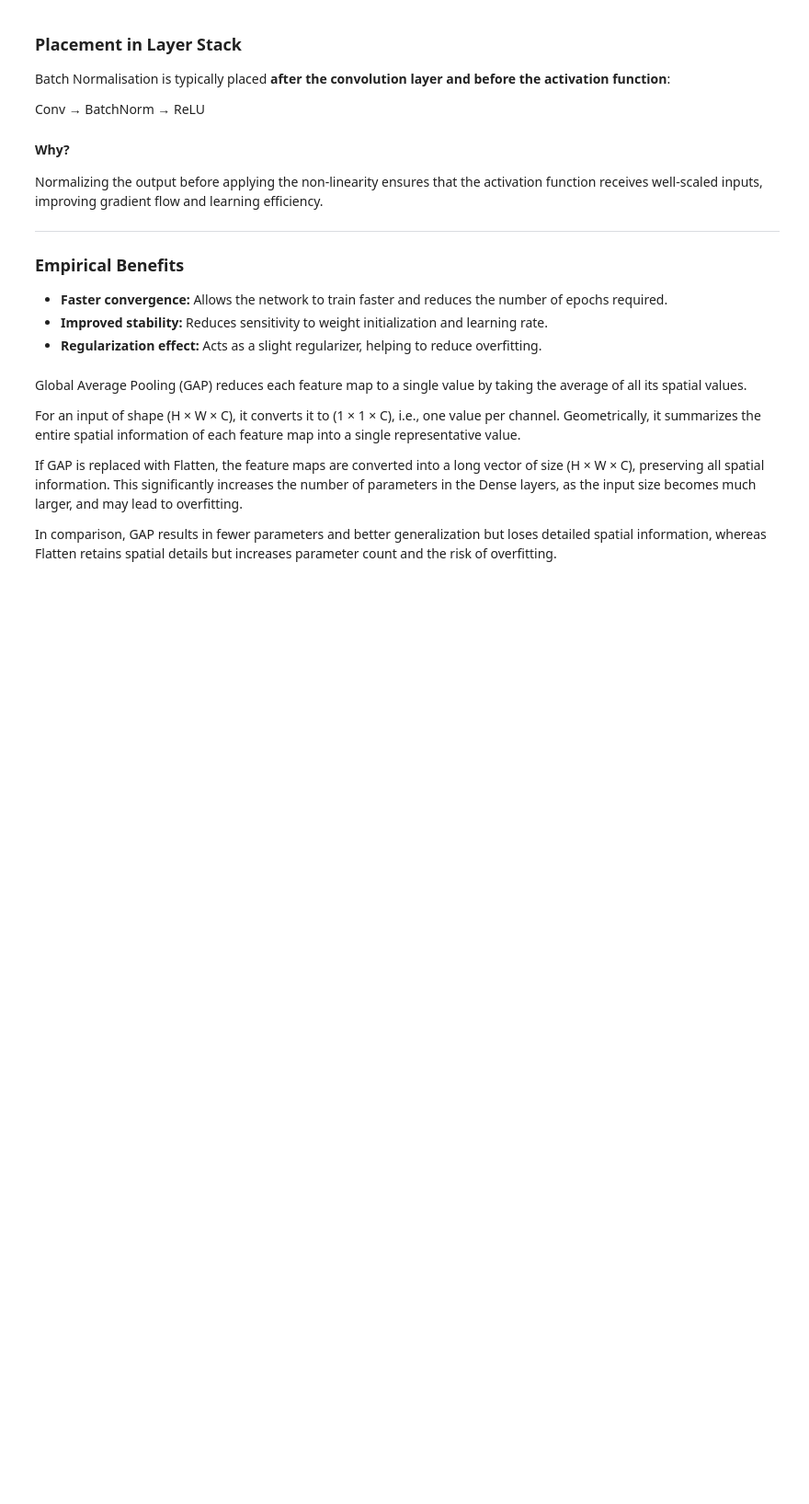
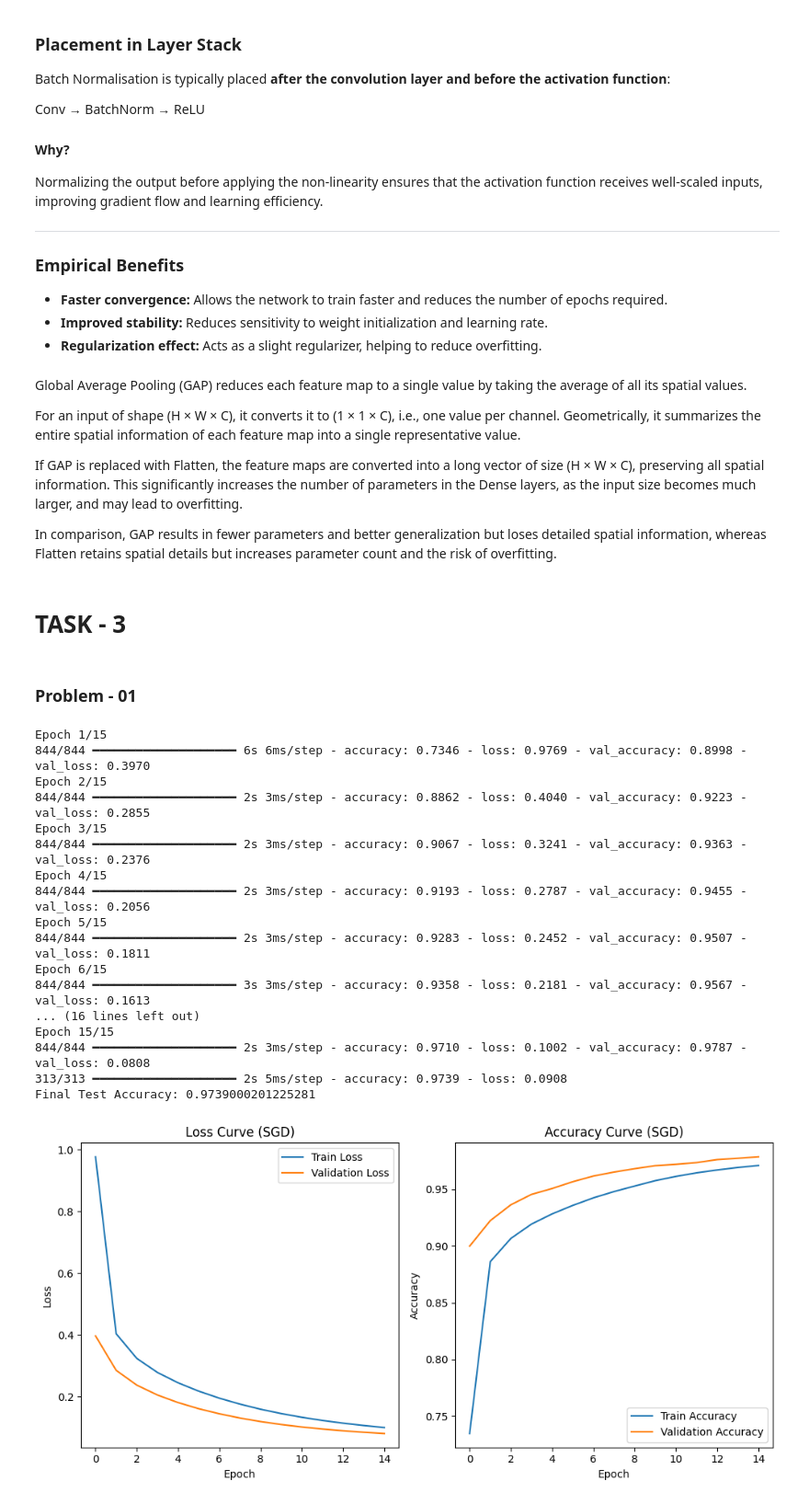
Before and after one commit to ratnesh44/cnn, a Jupyter notebook: Untitled0.ipynb, the cells around one changed output. Shown at 92% size. Saved outputs shown, nothing was run; the diff lists cells and outputs as text; code cells hidden in the pictures; blank space fills up the shorter version.

Commit message:
Implemented LeNet-5 training with SGD and visualize training/validation curves

```diff
--- a/Untitled0.ipynb
+++ b/Untitled0.ipynb
@@ -664,3 +664,77 @@ For an input of shape (H × W × C), it converts it to (1 × 1 × C), i.e., one
 If GAP is replaced with Flatten, the feature maps are converted into a long vector of size (H × W × C), preserving all spatial information. This significantly increases the number of parameters in the Dense layers, as the input size becomes much larger, and may lead to overfitting.
 
 In comparison, GAP results in fewer parameters and better generalization but loses detailed spatial information, whereas Flatten retains spatial details but increases parameter count and the risk of overfitting.
+# %% [markdown]
+# TASK - 3
+# %% [markdown]
+### Problem - 01
+# %%
+# Build model
+model = build_lenet()
+
+# Compile
+model.compile(
+    optimizer=tf.keras.optimizers.SGD(learning_rate=0.01),
+    loss='categorical_crossentropy',
+    metrics=['accuracy']
+)
+
+# Train
+history = model.fit(
+    x_train_mnist_p, y_train_mnist_p,
+    epochs=15,
+    batch_size=64,
+    validation_split=0.1,
+    verbose=1
+)
+
+# Evaluate
+test_loss, test_acc = model.evaluate(x_test_mnist_p, y_test_mnist_p)
+
+print("Final Test Accuracy:", test_acc)
+
+import matplotlib.pyplot as plt
+
+
+plt.figure(figsize=(10,5))
+
+# Loss plot
+plt.subplot(1, 2, 1)
+plt.plot(history.history['loss'], label='Train Loss')
+plt.plot(history.history['val_loss'], label='Validation Loss')
+plt.xlabel("Epoch")
+plt.ylabel("Loss")
+plt.title("Loss Curve (SGD)")
+plt.legend()
+
+# Accuracy plot
+plt.subplot(1, 2, 2)
+plt.plot(history.history['accuracy'], label='Train Accuracy')
+plt.plot(history.history['val_accuracy'], label='Validation Accuracy')
+plt.xlabel("Epoch")
+plt.ylabel("Accuracy")
+plt.title("Accuracy Curve (SGD)")
+plt.legend()
+
+plt.tight_layout()
+plt.savefig("lenet_sgd_curves.png")
+plt.show()
+# %% [output]
+Epoch 1/15
+844/844 ━━━━━━━━━━━━━━━━━━━━ 6s 6ms/step - accuracy: 0.7346 - loss: 0.9769 - val_accuracy: 0.8998 - val_loss: 0.3970
+Epoch 2/15
+844/844 ━━━━━━━━━━━━━━━━━━━━ 2s 3ms/step - accuracy: 0.8862 - loss: 0.4040 - val_accuracy: 0.9223 - val_loss: 0.2855
+Epoch 3/15
+844/844 ━━━━━━━━━━━━━━━━━━━━ 2s 3ms/step - accuracy: 0.9067 - loss: 0.3241 - val_accuracy: 0.9363 - val_loss: 0.2376
+Epoch 4/15
+844/844 ━━━━━━━━━━━━━━━━━━━━ 2s 3ms/step - accuracy: 0.9193 - loss: 0.2787 - val_accuracy: 0.9455 - val_loss: 0.2056
+Epoch 5/15
+844/844 ━━━━━━━━━━━━━━━━━━━━ 2s 3ms/step - accuracy: 0.9283 - loss: 0.2452 - val_accuracy: 0.9507 - val_loss: 0.1811
+Epoch 6/15
+844/844 ━━━━━━━━━━━━━━━━━━━━ 3s 3ms/step - accuracy: 0.9358 - loss: 0.2181 - val_accuracy: 0.9567 - val_loss: 0.1613
+... (16 lines left out)
+Epoch 15/15
+844/844 ━━━━━━━━━━━━━━━━━━━━ 2s 3ms/step - accuracy: 0.9710 - loss: 0.1002 - val_accuracy: 0.9787 - val_loss: 0.0808
+313/313 ━━━━━━━━━━━━━━━━━━━━ 2s 5ms/step - accuracy: 0.9739 - loss: 0.0908
+Final Test Accuracy: 0.9739000201225281
+[figure, added]
```
Also changed, not shown: parts of 1 cell of this notebook.
